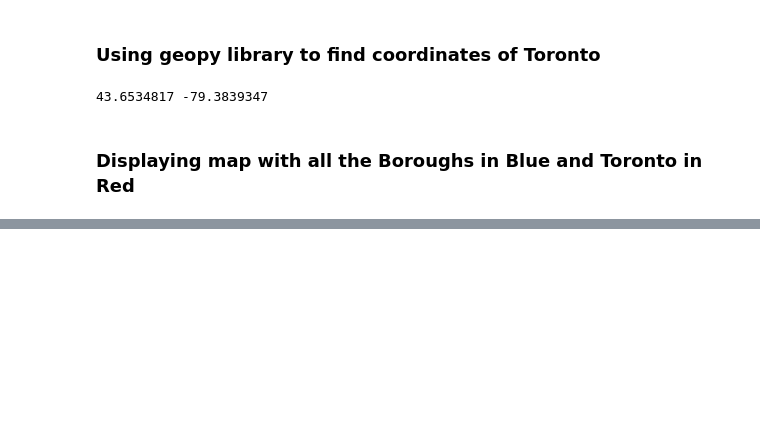
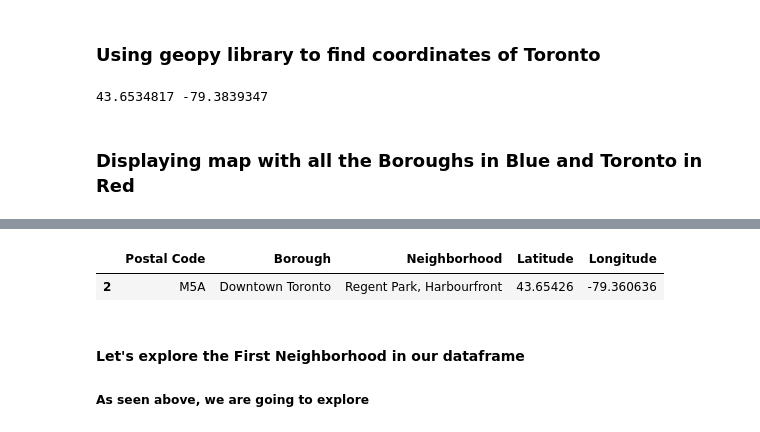
Before and after one commit to MayureshBakshi/Coursera_Capstone, a Jupyter notebook: Peer Graded Assignment - Week 3 - Part 3.ipynb, the cells around one changed output, grey strips where cells are left out. Saved outputs shown, nothing was run; the diff lists cells and outputs as text; code cells hidden in the pictures; blank space fills up the shorter version.

```diff
--- a/Peer Graded Assignment - Week 3 - Part 3.ipynb
+++ b/Peer Graded Assignment - Week 3 - Part 3.ipynb
@@ -183,3 +183,5 @@ folium.features.CircleMarker(
 toronto_map
 # %% [output]
 [interactive output not drawn]
+# %%
+toronto_data = join_df[join_df.Borough.str.contains('Toronto',case=False)]
@@ -185,0 +236,8 @@ toronto_map
+# %%
+toronto_data.head(1)
+# %% [output]
+|  | Postal Code | Borough | Neighborhood | Latitude | Longitude |
+| 2 | M5A | Downtown Toronto | Regent Park, Harbourfront | 43.65426 | -79.360636 |
+# %% [markdown]
+#### Let's explore the First Neighborhood in our dataframe
+##### As seen above, we are going to explore
```
Also changed, not shown: parts of 5 cells of this notebook.
